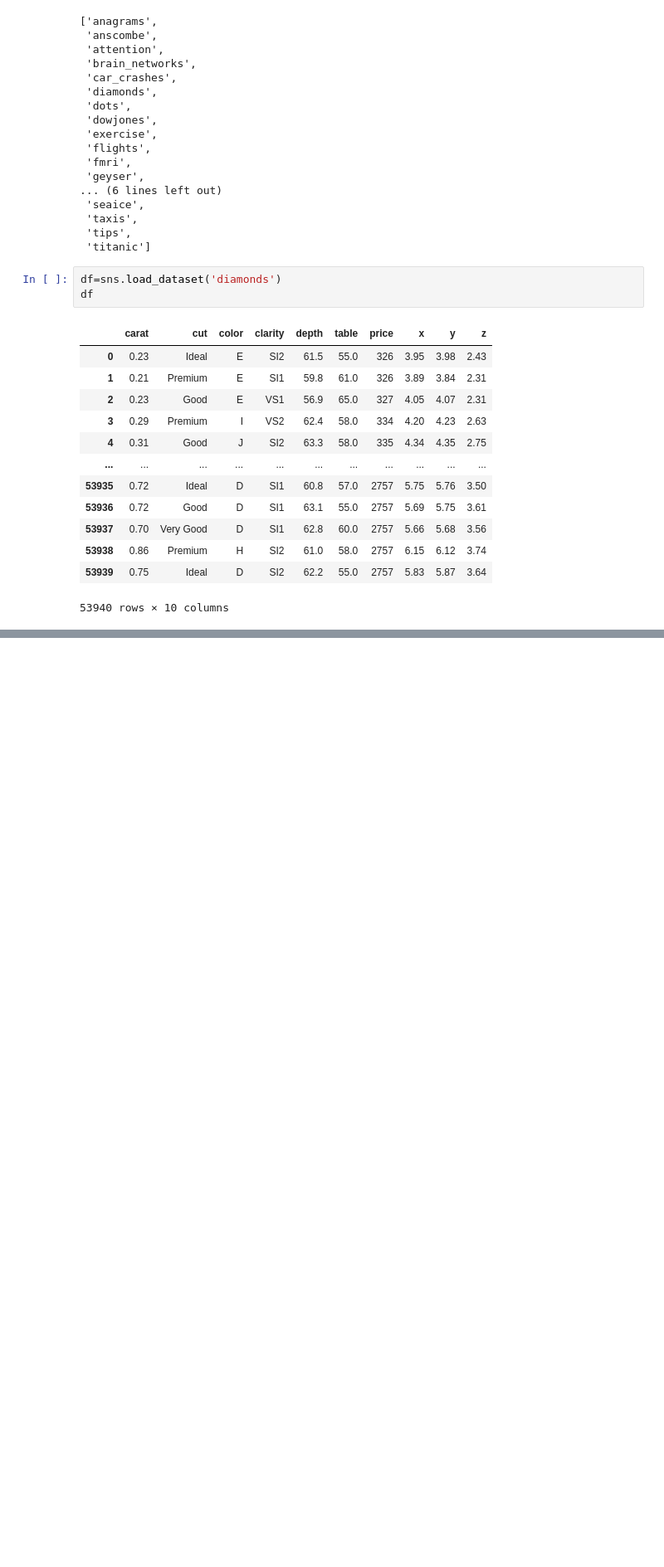
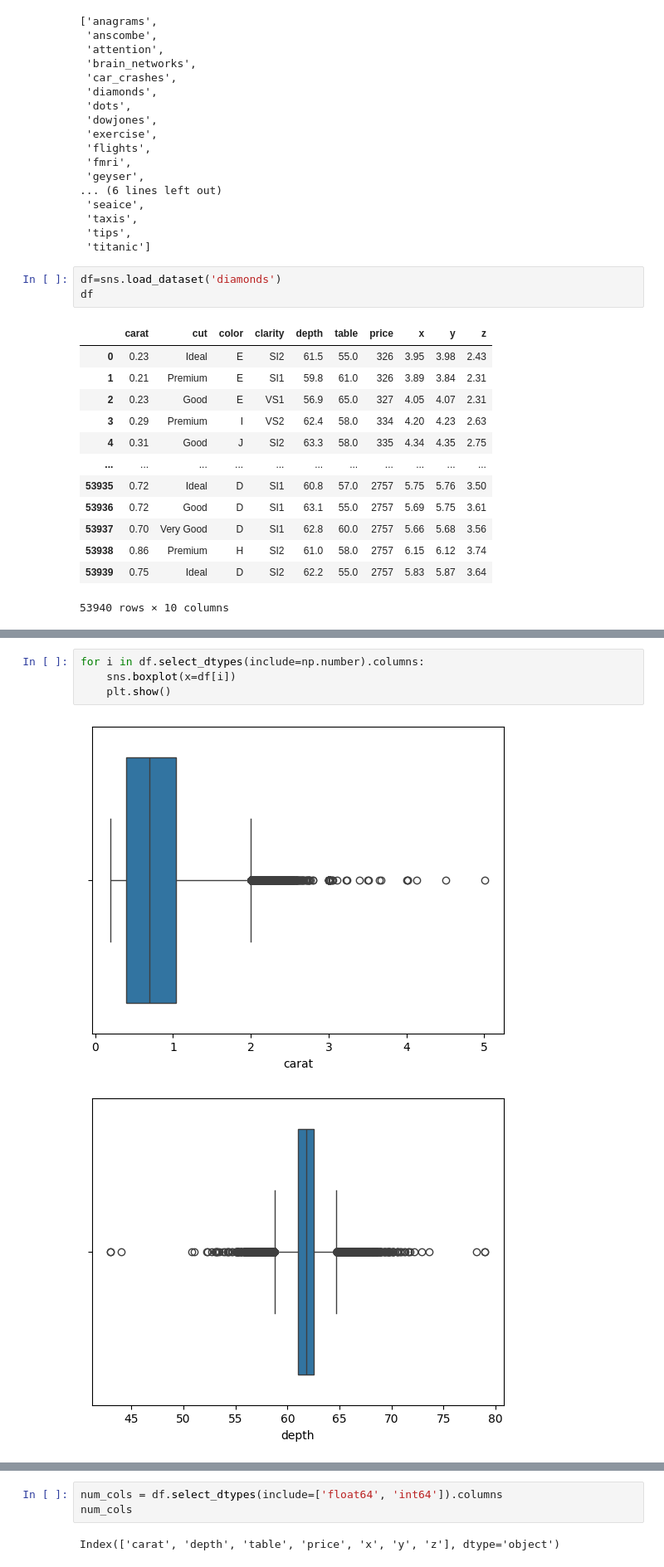
Before and after one commit to Avinash174/DataScience, a Jupyter notebook: personal_practice/ml_pr-1.ipynb, the cells around one changed output, grey strips where cells are left out. Shown at 83% size. Cells and saved outputs as stored; diff of their text form; blank space fills up the shorter version.

```diff
--- a/personal_practice/ml_pr-1.ipynb
+++ b/personal_practice/ml_pr-1.ipynb
@@ -53,0 +141,7 @@ df
+# %%
+for i in df.select_dtypes(include=np.number).columns:
+    sns.boxplot(x=df[i])
+    plt.show()
+# %% [output]
+[figure, added]
+[figure, added]
@@ -53,0 +153,5 @@ df
+# %%
+num_cols = df.select_dtypes(include=['float64', 'int64']).columns
+num_cols
+# %% [output]
+Index(['carat', 'depth', 'table', 'price', 'x', 'y', 'z'], dtype='object')
```
Also changed, not shown: parts of 18 cells of this notebook.
